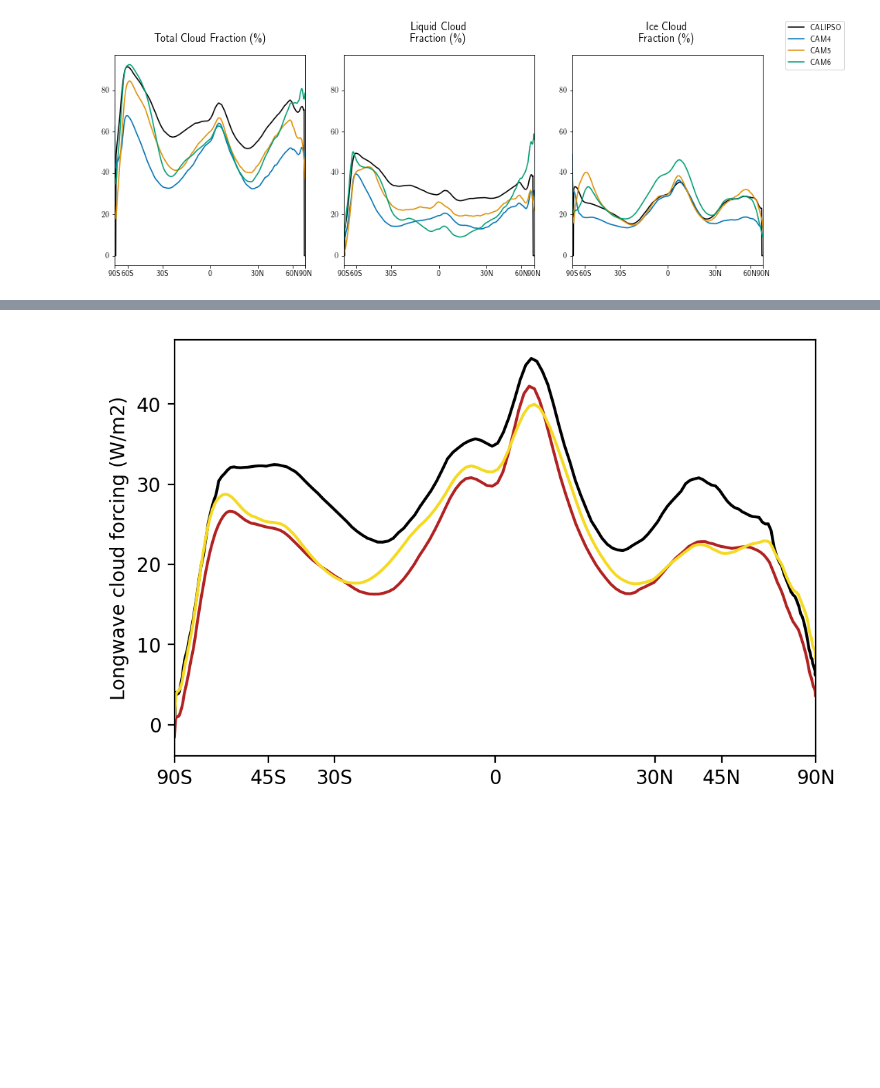
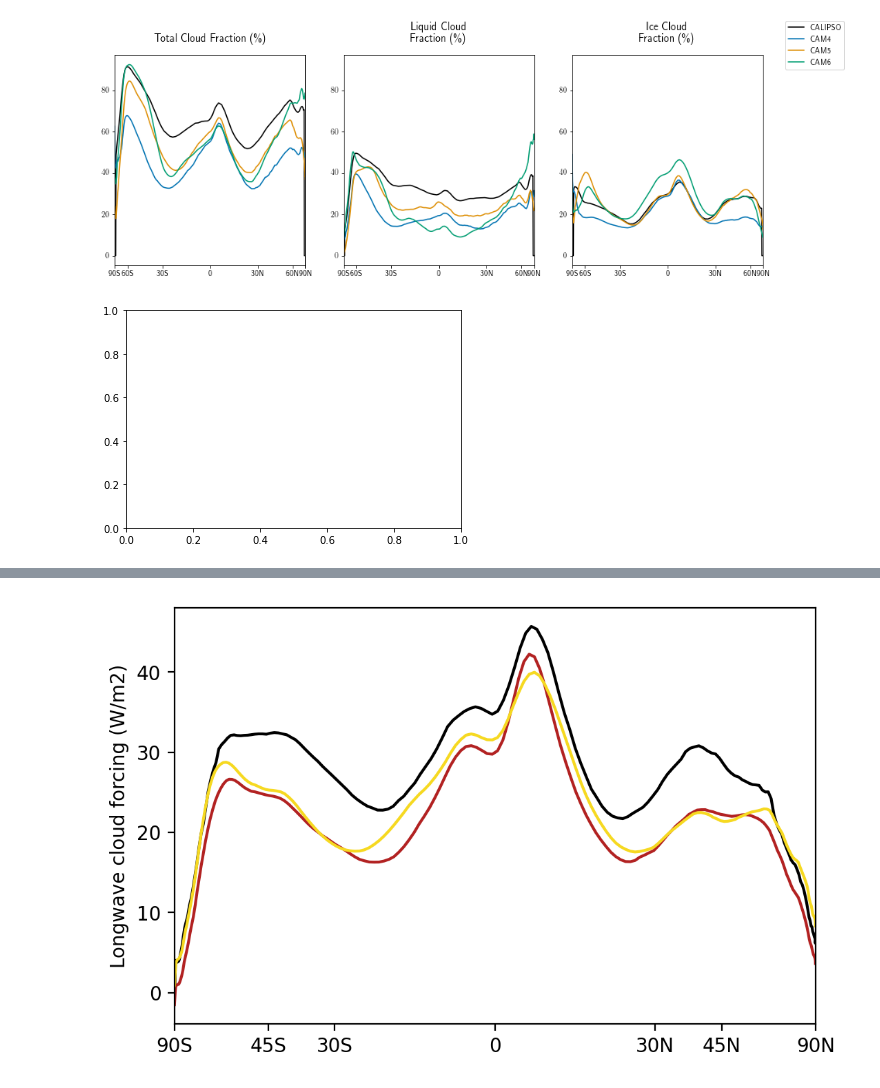
Before and after one commit to jshaw35/CESM2_analysis, a Jupyter notebook: CESM2_COSP/cosp1.4/kay2012_fig1-cam6.ipynb, the cells around one changed output, grey strips where cells are left out. Cells and saved outputs as stored; diff of their text form; code cells hidden in the pictures; blank space fills up the shorter version.

```diff
--- a/CESM2_COSP/cosp1.4/kay2012_fig1-cam6.ipynb
+++ b/CESM2_COSP/cosp1.4/kay2012_fig1-cam6.ipynb
@@ -120,3 +120,7 @@ mpl.rc('text', usetex=True)
 test3 = fig1metric.plot1D('CLDTOT_CAL',layers=True,bias=False)
 # %% [output]
 [figure]
+# %%
+fig,ax = plt.subplots(nrows=1,ncols=1)
+# %% [output]
+[figure, added]
```
Also changed, not shown: parts of 3 cells of this notebook, 5 other files.
